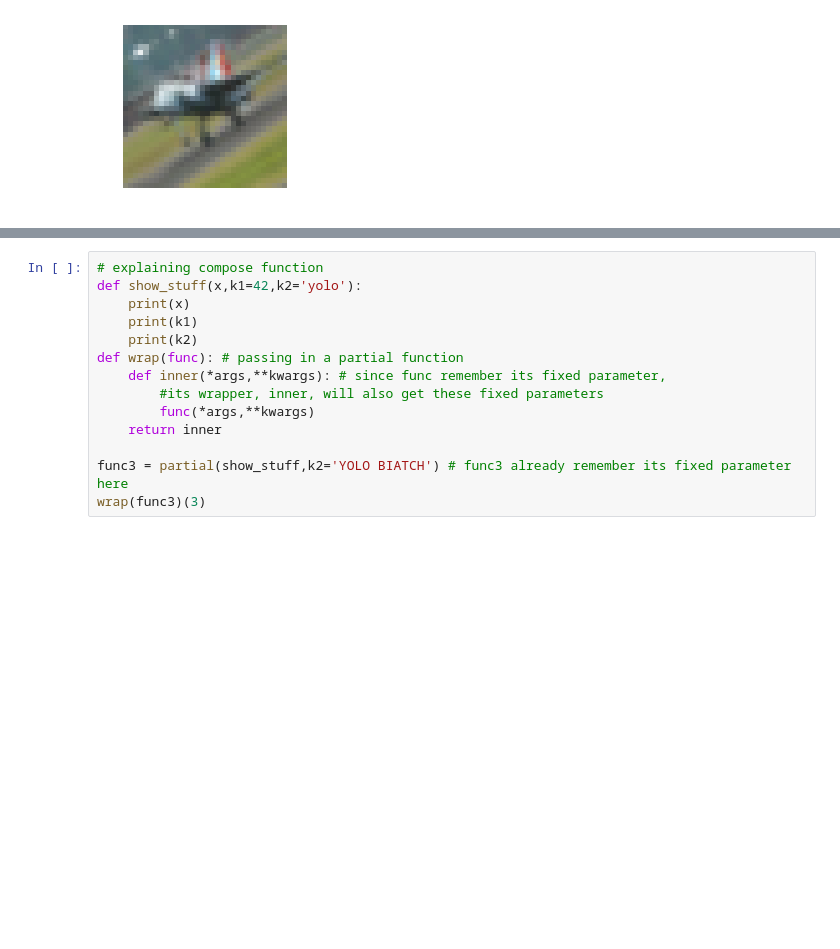
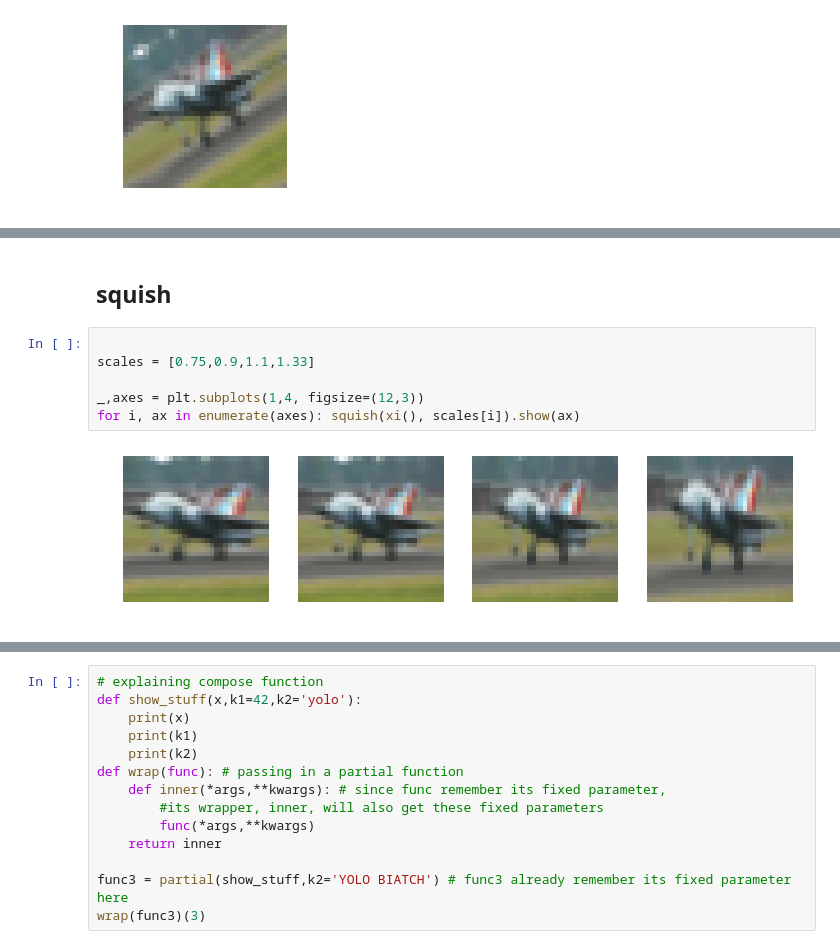
Before and after one commit to anhquan0412/fastai_v1, a Jupyter notebook: my_note/002_images.ipynb, the cells around one changed output, grey strips where cells are left out. Saved outputs shown, nothing was run; the diff lists cells and outputs as text; blank space fills up the shorter version.

```diff
--- a/my_note/002_images.ipynb
+++ b/my_note/002_images.ipynb
@@ -1292,0 +1472,10 @@ xi().affine(rotate, 30).show()
+# %% [markdown]
+## squish
+# %%
+
+scales = [0.75,0.9,1.1,1.33]
+
+_,axes = plt.subplots(1,4, figsize=(12,3))
+for i, ax in enumerate(axes): squish(xi(), scales[i]).show(ax)
+# %% [output]
+[figure, added]
```
Also changed, not shown: parts of 109 cells of this notebook.
